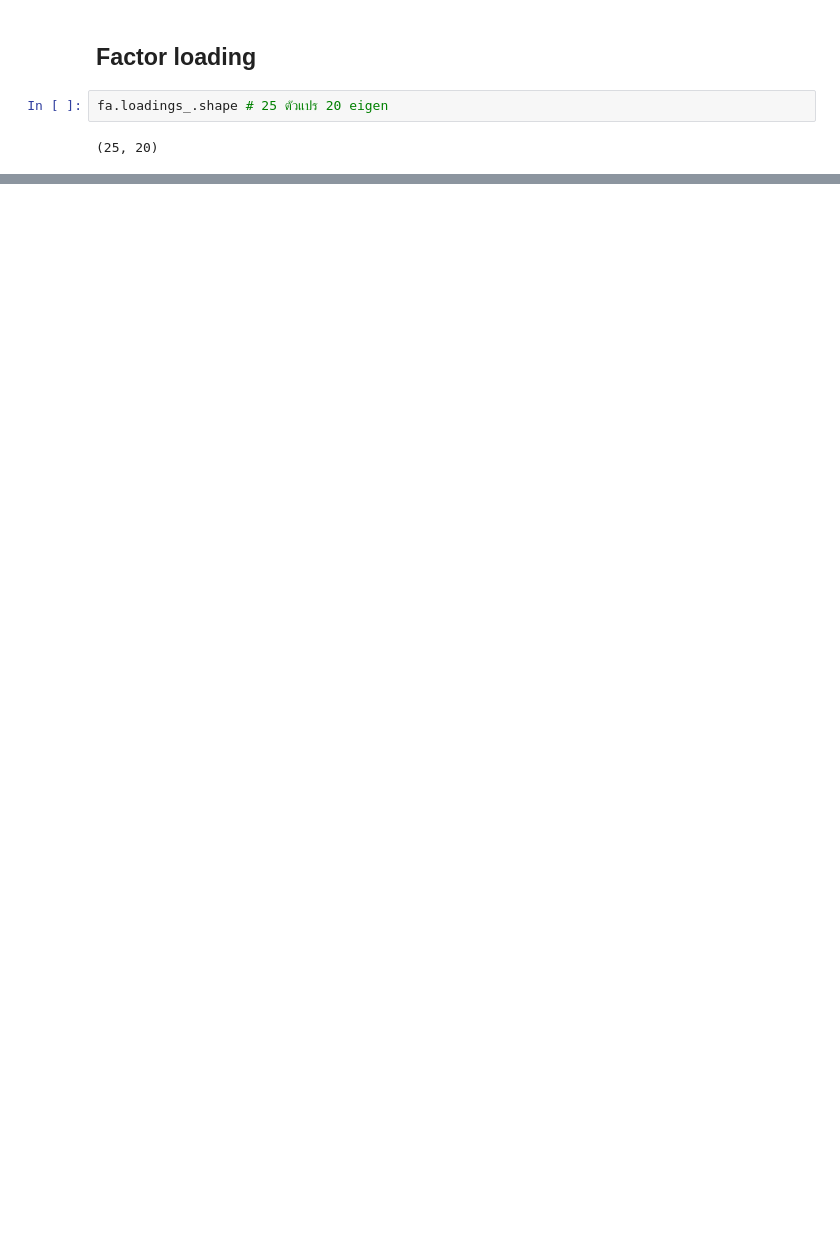
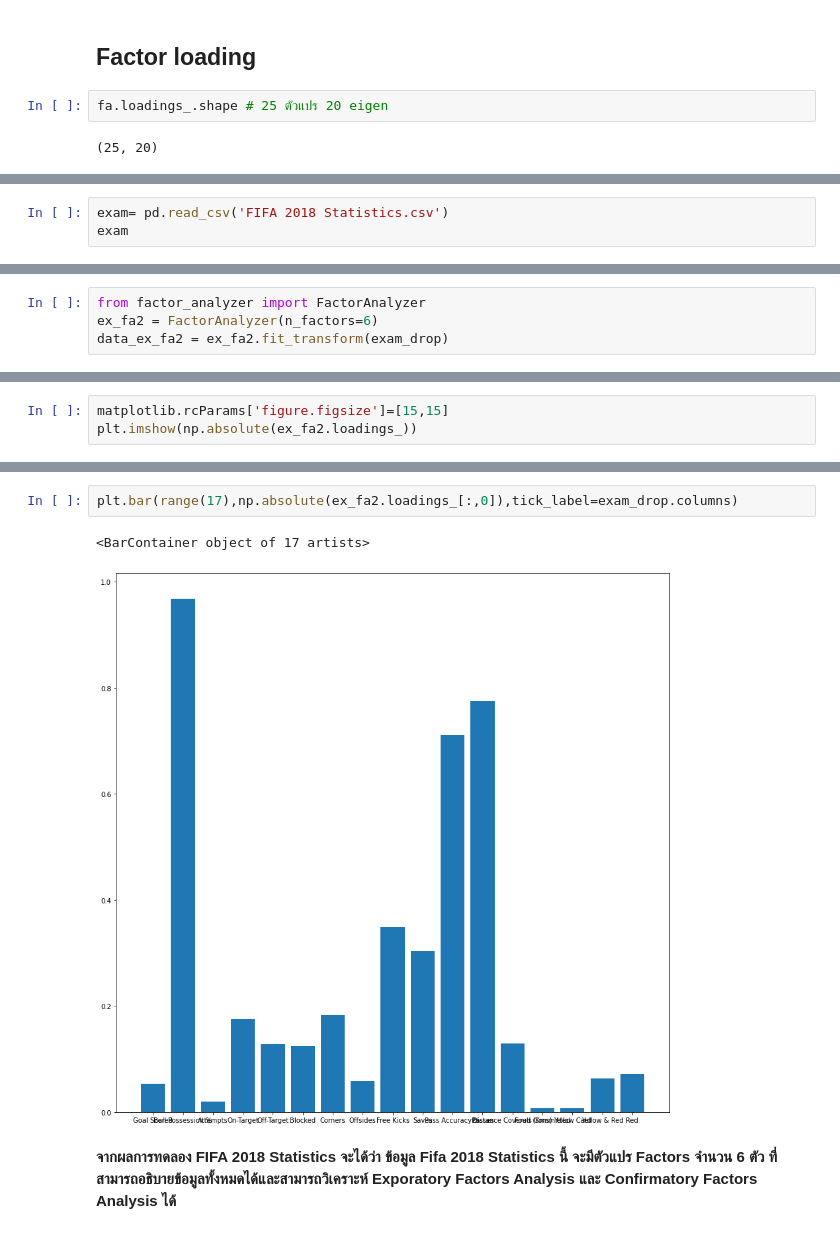
Before and after one commit to Octa-p/Multivariate, a Jupyter notebook: Chapter_5_Factor_Analysis.ipynb, the cells around one changed output, grey strips where cells are left out. Saved outputs shown, nothing was run; the diff lists cells and outputs as text; blank space fills up the shorter version.

```diff
--- a/Chapter_5_Factor_Analysis.ipynb
+++ b/Chapter_5_Factor_Analysis.ipynb
@@ -179,0 +247,3 @@ fa.loadings_.shape # 25 ตัวแปร 20 eigen
+# %%
+exam= pd.read_csv('FIFA 2018 Statistics.csv')
+exam
@@ -179,0 +387,4 @@ fa.loadings_.shape # 25 ตัวแปร 20 eigen
+# %%
+from factor_analyzer import FactorAnalyzer
+ex_fa2 = FactorAnalyzer(n_factors=6)
+data_ex_fa2 = ex_fa2.fit_transform(exam_drop)
@@ -179,0 +407,3 @@ fa.loadings_.shape # 25 ตัวแปร 20 eigen
+# %%
+matplotlib.rcParams['figure.figsize']=[15,15]
+plt.imshow(np.absolute(ex_fa2.loadings_))
@@ -179,0 +427,7 @@ fa.loadings_.shape # 25 ตัวแปร 20 eigen
+# %%
+plt.bar(range(17),np.absolute(ex_fa2.loadings_[:,0]),tick_label=exam_drop.columns)
+# %% [output]
+<BarContainer object of 17 artists>
+[figure, added]
+# %% [markdown]
+**จากผลการทดลอง FIFA 2018 Statistics จะได้ว่า ข้อมูล Fifa 2018 Statistics นี้ จะมีตัวแปร Factors จำนวน 6 ตัว ที่สามารถอธิบายข้อมูลทั้งหมดได้และสามารถวิเคราะห์ Exporatory Factors Analysis และ Confirmatory Factors Analysis ได้**
```
Also changed, not shown: parts of 55 cells of this notebook.
